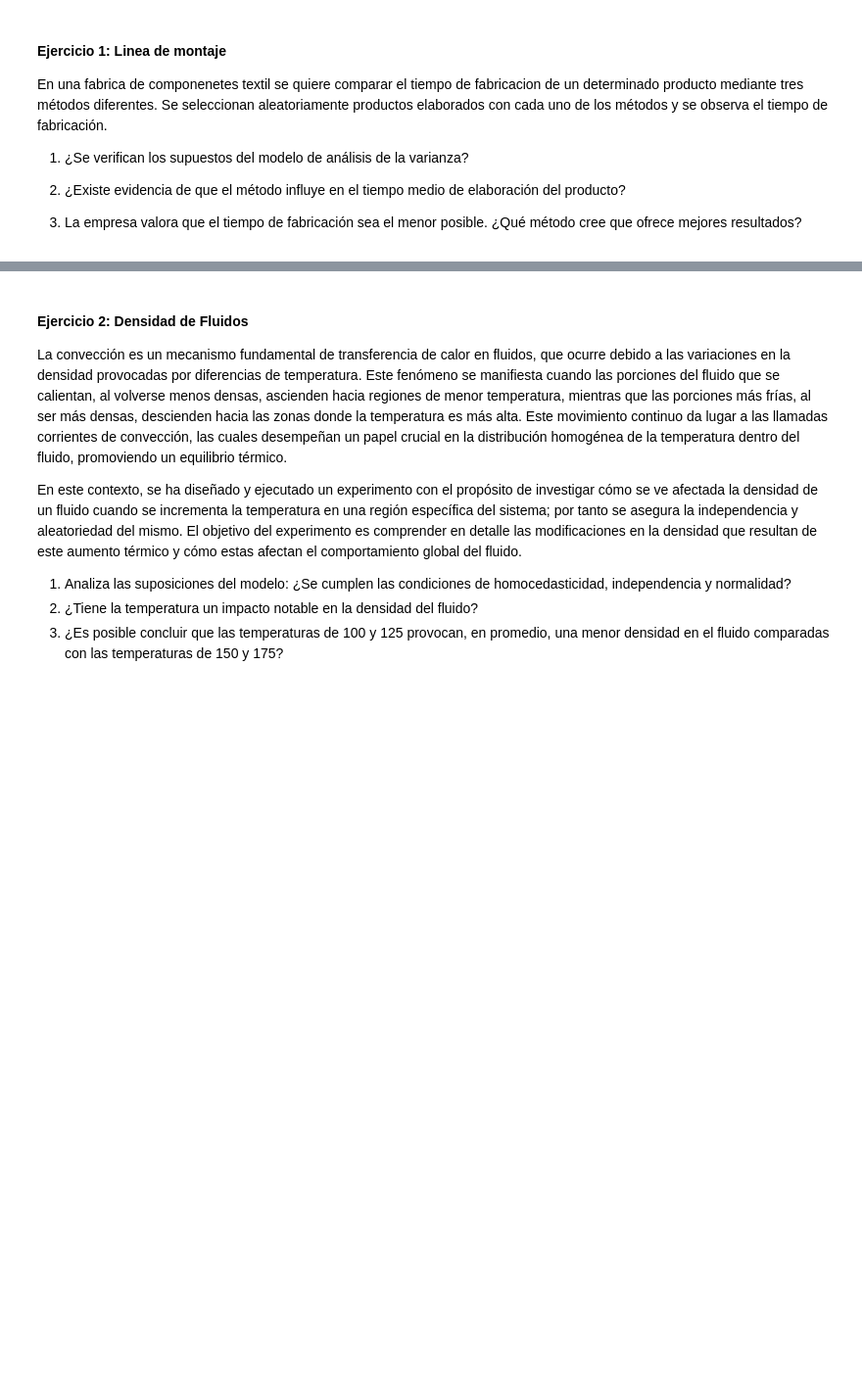
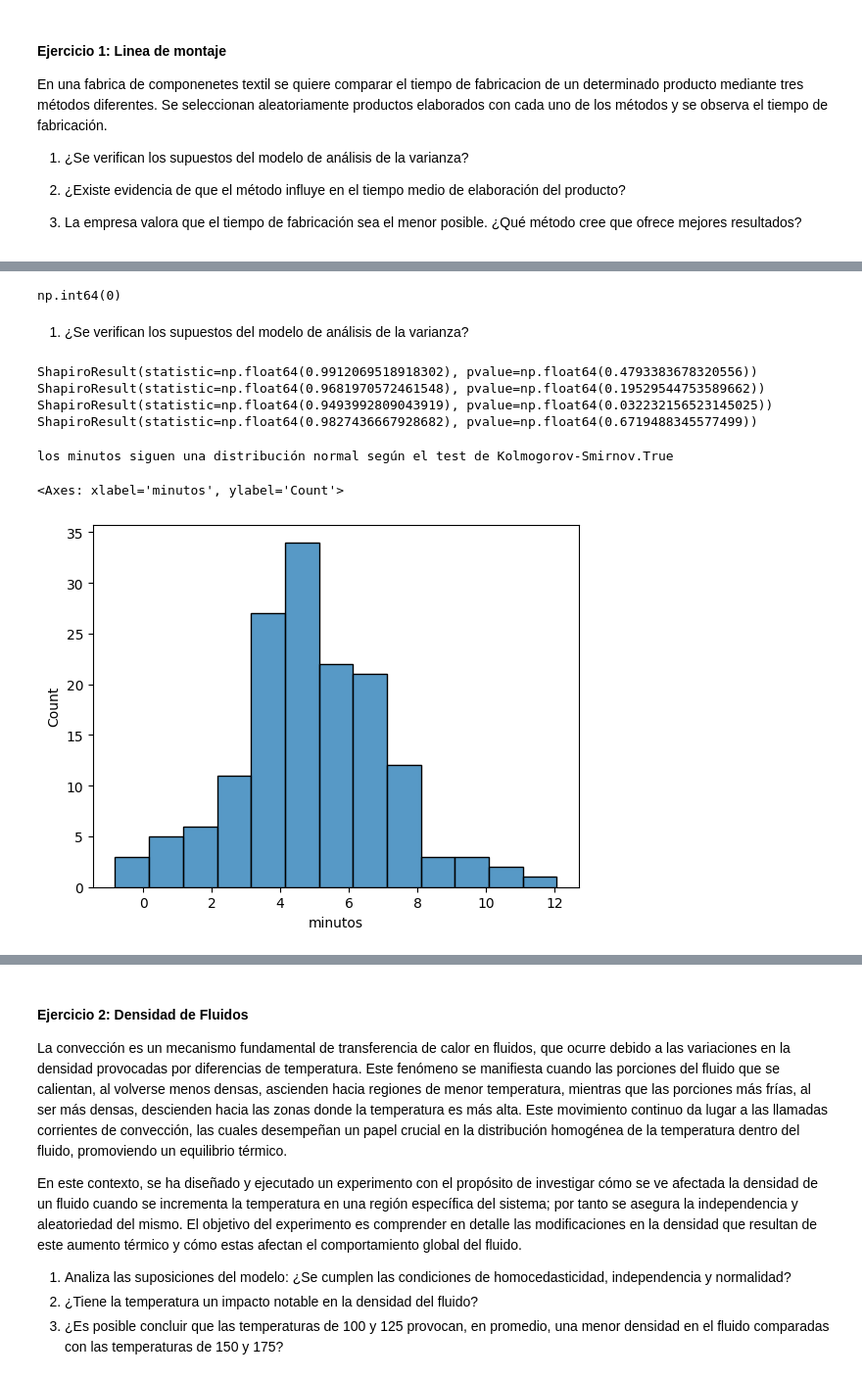
Before and after one commit to jgilsu11/laboratorio-modulo6-leccion03-1-ab-testing-parametrico, a Jupyter notebook: laboratorio-modulo6-leccion03-1-ab-testing-parametrico.ipynb, the cells around one changed output, grey strips where cells are left out. Shown: that part at 98% size. Drawn from its saved outputs; the diff is of its cells as text; code cells hidden in the pictures; blank space fills up the shorter version.

```diff
--- a/laboratorio-modulo6-leccion03-1-ab-testing-parametrico.ipynb
+++ b/laboratorio-modulo6-leccion03-1-ab-testing-parametrico.ipynb
@@ -9,3 +18,6 @@
+# %%
+montaje=pd.read_csv("datos/linea_montaje.csv")
+fluidos=pd.read_csv("datos/densidad_fluidos.csv")
 # %% [markdown]
 #### Ejercicio 1:  Linea de montaje
 
@@ -21,0 +107,4 @@ En una fabrica de componenetes textil se quiere comparar el tiempo de fabricacio
+# %%
+fluidos.duplicated().sum()
+# %% [output]
+np.int64(0)
@@ -21,0 +186,28 @@ En una fabrica de componenetes textil se quiere comparar el tiempo de fabricacio
+# %% [markdown]
+1. ¿Se verifican los supuestos del modelo de análisis de la varianza?
+# %%
+#antes de analizar los supuestos de la homocedasticidad, hay que comprobar la normalidad para saber que método usar para comprobar la homocedasticidad
+#Uso shapiro aunque sé que debería usar la otra por el tamaño de la muestra
+
+print(stats.shapiro(montaje["minutos"]))
+print(stats.shapiro(montaje[montaje["metodo"] == "C"]["minutos"]))  #filtro por el grupo y me quedo solo con la métrica
+print(stats.shapiro(montaje[montaje["metodo"] == "B"]["minutos"]))  #filtro por el grupo y me quedo solo con la métrica
+print(stats.shapiro(montaje[montaje["metodo"] == "A"]["minutos"]))  #filtro por el grupo y me quedo solo con la métrica
+# %% [output]
+ShapiroResult(statistic=np.float64(0.9912069518918302), pvalue=np.float64(0.4793383678320556))
+ShapiroResult(statistic=np.float64(0.9681970572461548), pvalue=np.float64(0.19529544753589662))
+ShapiroResult(statistic=np.float64(0.9493992809043919), pvalue=np.float64(0.032232156523145025))
+ShapiroResult(statistic=np.float64(0.9827436667928682), pvalue=np.float64(0.6719488345577499))
+# %%
+normalizale = montaje["minutos"]
+loc, scale = stats.norm.fit(normalizale) # Normalizamos para que devuelva un p-value
+_, p_value = stats.kstest(normalizale, 'norm',args=(loc,scale))
+resultado = p_value > 0.05
+print(f"los minutos siguen una distribución normal según el test de Kolmogorov-Smirnov.{resultado}")
+# %% [output]
+los minutos siguen una distribución normal según el test de Kolmogorov-Smirnov.True
+# %%
+sns.histplot(x="minutos", data= montaje)
+# %% [output]
+<Axes: xlabel='minutos', ylabel='Count'>
+[figure, added]
```
Also changed, not shown: parts of 24 cells of this notebook, 1 other file.
